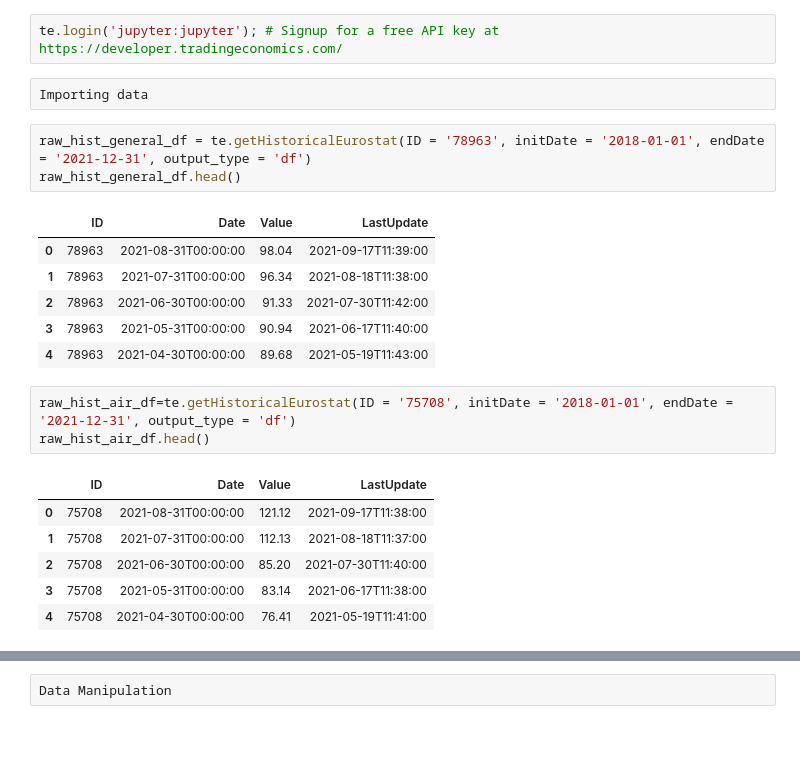
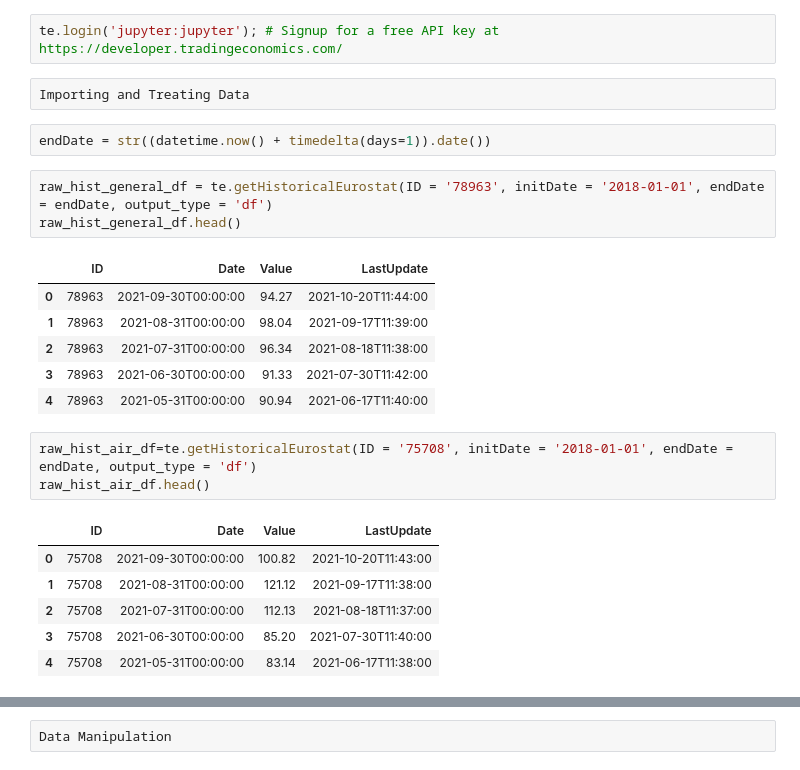
Before and after one commit to tradingeconomics/notebooks, a Jupyter notebook: Indicators/EUROSTAT_Transportation.ipynb, the cells around one changed output, grey strips where cells are left out. Cells and saved outputs as stored; diff of their text form; blank space fills up the shorter version.

```diff
--- a/Indicators/EUROSTAT_Transportation.ipynb
+++ b/Indicators/EUROSTAT_Transportation.ipynb
@@ -8,26 +9,28 @@ import pandas as pd
 API login
 # %%
 te.login('jupyter:jupyter'); # Signup for a free API key at https://developer.tradingeconomics.com/
-# %% [raw]
-Importing data
+# %% [raw]
+Importing and Treating Data
+# %%
+endDate = str((datetime.now() + timedelta(days=1)).date())
 # %%
-raw_hist_general_df = te.getHistoricalEurostat(ID = '78963', initDate = '2018-01-01', endDate = '2021-12-31', output_type = 'df')
+raw_hist_general_df = te.getHistoricalEurostat(ID = '78963', initDate = '2018-01-01', endDate = endDate, output_type = 'df')
 raw_hist_general_df.head()
 # %% [output]
 |  | ID | Date | Value | LastUpdate |
-| 0 | 78963 | 2021-08-31T00:00:00 | 98.04 | 2021-09-17T11:39:00 |
-| 1 | 78963 | 2021-07-31T00:00:00 | 96.34 | 2021-08-18T11:38:00 |
-| 2 | 78963 | 2021-06-30T00:00:00 | 91.33 | 2021-07-30T11:42:00 |
-| 3 | 78963 | 2021-05-31T00:00:00 | 90.94 | 2021-06-17T11:40:00 |
-| 4 | 78963 | 2021-04-30T00:00:00 | 89.68 | 2021-05-19T11:43:00 |
+| 0 | 78963 | 2021-09-30T00:00:00 | 94.27 | 2021-10-20T11:44:00 |
+| 1 | 78963 | 2021-08-31T00:00:00 | 98.04 | 2021-09-17T11:39:00 |
+| 2 | 78963 | 2021-07-31T00:00:00 | 96.34 | 2021-08-18T11:38:00 |
+| 3 | 78963 | 2021-06-30T00:00:00 | 91.33 | 2021-07-30T11:42:00 |
+| 4 | 78963 | 2021-05-31T00:00:00 | 90.94 | 2021-06-17T11:40:00 |
 # %%
-raw_hist_air_df=te.getHistoricalEurostat(ID = '75708', initDate = '2018-01-01', endDate = '2021-12-31', output_type = 'df')
+raw_hist_air_df=te.getHistoricalEurostat(ID = '75708', initDate = '2018-01-01', endDate = endDate, output_type = 'df')
 raw_hist_air_df.head()
 # %% [output]
 |  | ID | Date | Value | LastUpdate |
-| 0 | 75708 | 2021-08-31T00:00:00 | 121.12 | 2021-09-17T11:38:00 |
-| 1 | 75708 | 2021-07-31T00:00:00 | 112.13 | 2021-08-18T11:37:00 |
-| 2 | 75708 | 2021-06-30T00:00:00 | 85.20 | 2021-07-30T11:40:00 |
-| 3 | 75708 | 2021-05-31T00:00:00 | 83.14 | 2021-06-17T11:38:00 |
-| 4 | 75708 | 2021-04-30T00:00:00 | 76.41 | 2021-05-19T11:41:00 |
+| 0 | 75708 | 2021-09-30T00:00:00 | 100.82 | 2021-10-20T11:43:00 |
+| 1 | 75708 | 2021-08-31T00:00:00 | 121.12 | 2021-09-17T11:38:00 |
+| 2 | 75708 | 2021-07-31T00:00:00 | 112.13 | 2021-08-18T11:37:00 |
+| 3 | 75708 | 2021-06-30T00:00:00 | 85.20 | 2021-07-30T11:40:00 |
+| 4 | 75708 | 2021-05-31T00:00:00 | 83.14 | 2021-06-17T11:38:00 |
 # %%
```
Also changed, not shown: parts of 6 cells of this notebook.
